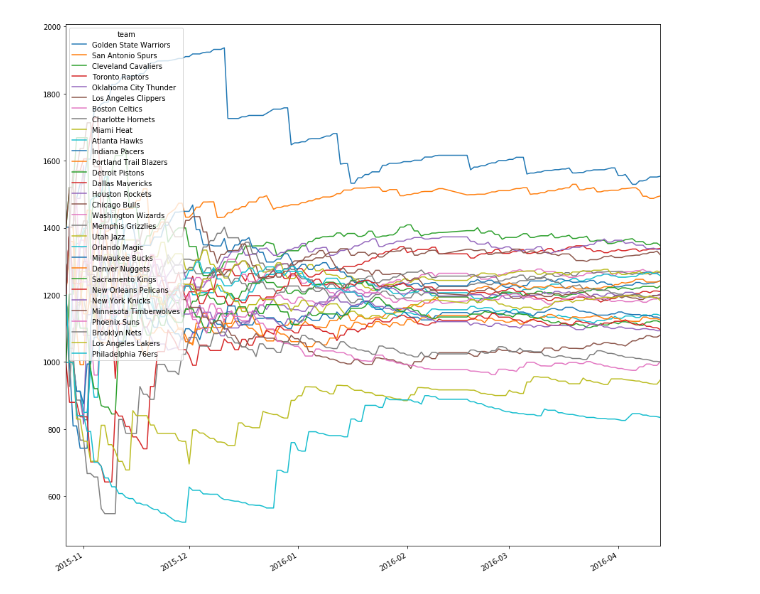
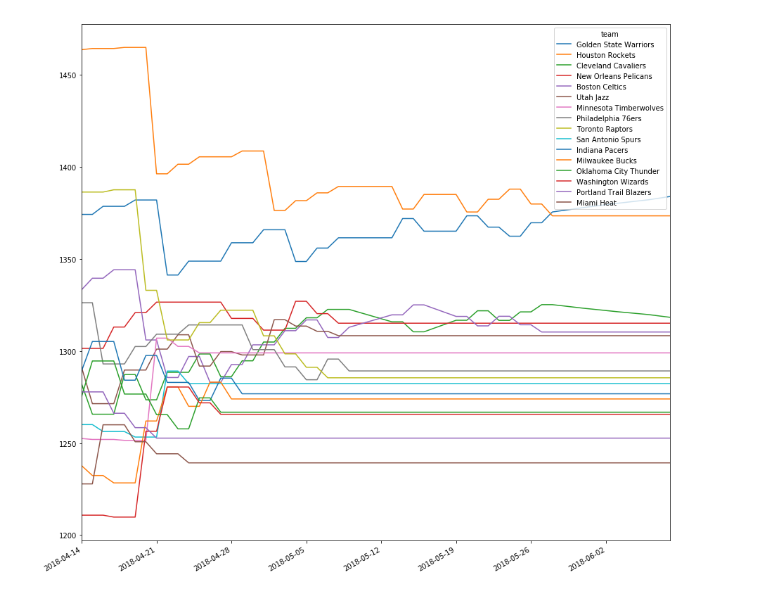
Before and after one commit to pydu-brys/NBA-Analytics, a Jupyter notebook: TrueSkill2.ipynb, the cells around one changed output. Cells and saved outputs as stored; diff of their text form; code cells hidden in the pictures.

```diff
--- a/TrueSkill2.ipynb
+++ b/TrueSkill2.ipynb
@@ -135,6 +135,6 @@ def TrueSkill(data, TrueSkillTable = 0, eps = 0):
     TrueSkillTable = TrueSkillTable.sort_values(by = 'mu', ascending = False)
     return (TrueSkillTable, overtimeTable)
 # %%
-reg2015, post2015 =  collectAndParse(getUrl(2015))
+reg, post =  collectAndParse(getUrl(2018))
 
-ranking, timetable = TrueSkill(reg2015)
+ranking, timetable = TrueSkill(reg)
@@ -141,5 +162,5 @@ ranking, timetable = TrueSkill(reg2015)
 # %%
-rankingPost, timetablePost = TrueSkill(post2015, TrueSkillTable= ranking)
+rankingPost, timetablePost = TrueSkill(post, TrueSkillTable= ranking)
 # %% [output]
 A value is trying to be set on a copy of a slice from a DataFrame.
 Try using .loc[row_indexer,col_indexer] = value instead
@@ -153,5 +271,5 @@ See the caveats in the documentation: http://pandas.pydata.org/pandas-docs/stabl
 # %%
-timetable[list(timetable.columns[0:31])].plot(figsize = (15,15))
+timetablePost[list(timetablePost.columns[0:16])].plot(figsize = (15,15))
 plt.show()
 # %% [output]
-[figure, old version]
+[figure, new version]
```
Also changed, not shown: parts of 13 cells of this notebook, 1 other file.
